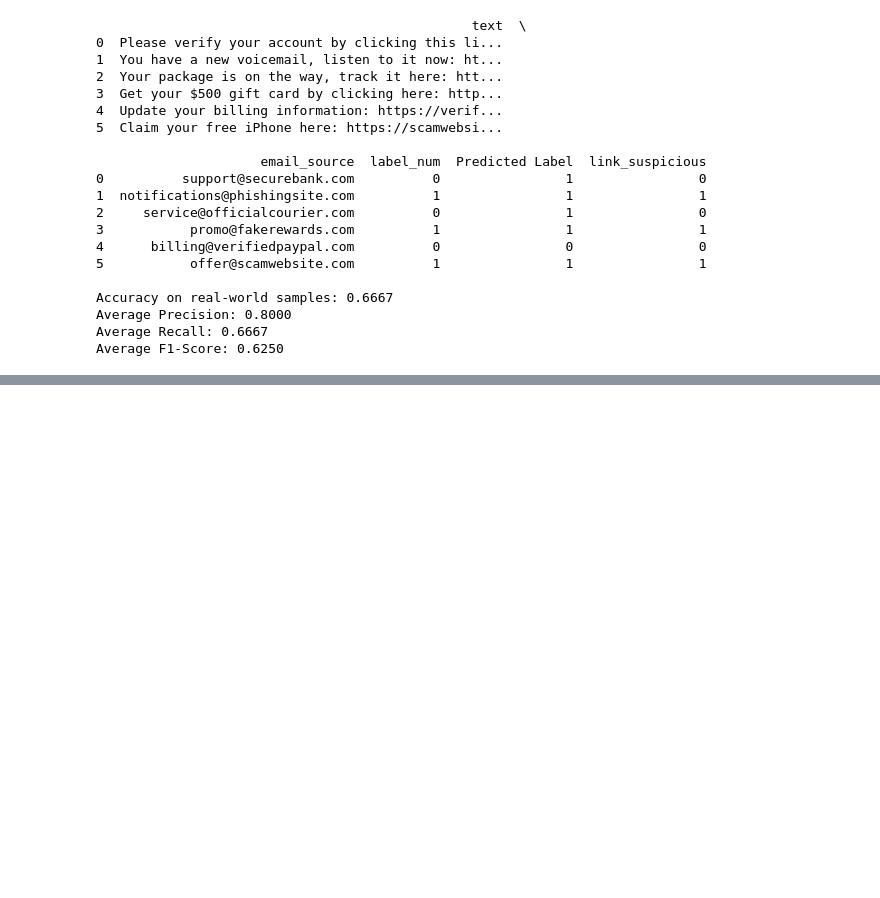
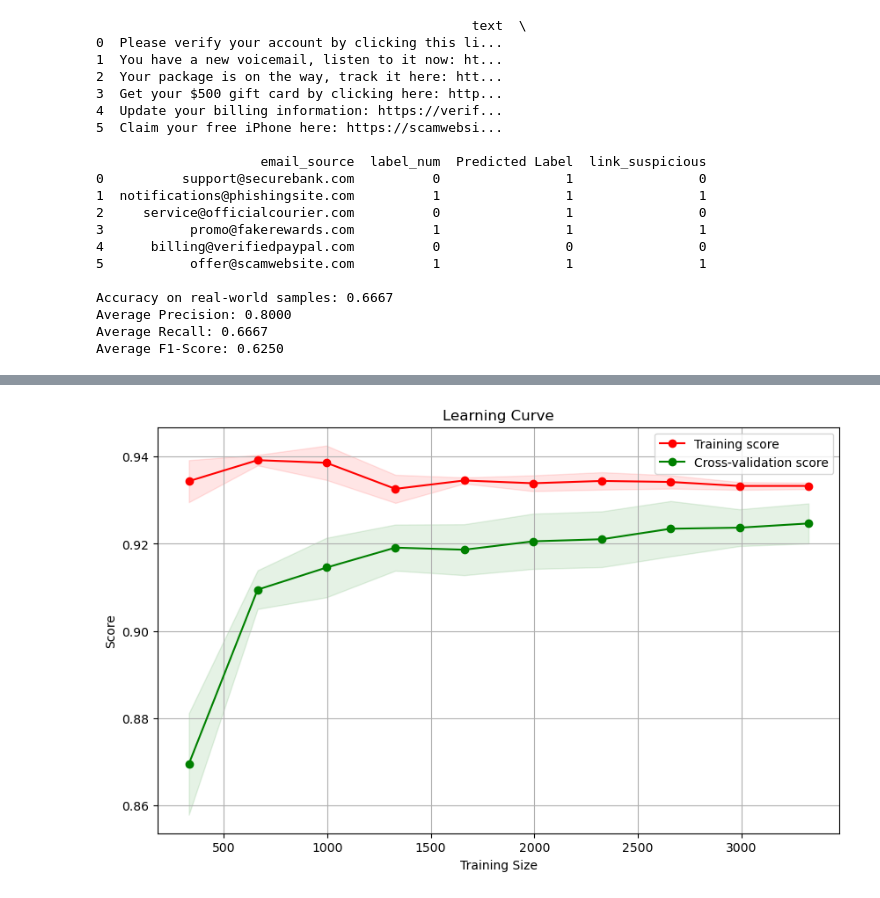
Before and after one commit to MiguelIbrahimE/GlobalSpam-PhishingFilter, a Jupyter notebook: spamfilter.ipynb, the cells around one changed output, grey strips where cells are left out. Saved outputs shown, nothing was run; the diff lists cells and outputs as text; code cells hidden in the pictures; blank space fills up the shorter version.

```diff
--- a/spamfilter.ipynb
+++ b/spamfilter.ipynb
@@ -1338,0 +1493,97 @@ Average F1-Score: 0.6250
+# %%
+import seaborn as sns
+# Mock function to simulate URL checking (50% chance of being malicious)
+def mock_is_malicious_url(url):
+    return np.random.choice([0, 1], p=[0.5, 0.5])
+
+# Function to extract URLs from text
+def extract_urls(text):
+    url_pattern = r'(https?://\S+)'
+    urls = re.findall(url_pattern, text)
+    return urls
+
+# Load the CSV file
+df_combined = pd.read_csv('augmented_spam_with_links.csv')
+
+# Apply the functions to the dataset
+df_combined['urls'] = df_combined['text'].apply(extract_urls)
+df_combined['malicious_url_count'] = df_combined['urls'].apply(lambda urls: sum(mock_is_malicious_url(url) for url in urls))
+
+# Define link_suspicious as 1 if there is any URL in the text, otherwise 0
+df_combined['link_suspicious'] = df_combined['urls'].apply(lambda urls: 1 if len(urls) > 0 else 0)
+
+# Prepare the features and labels
+X = df_combined[['text', 'email_source', 'link_suspicious', 'malicious_url_count']]
+y = df_combined['label_num']
+
+# Split the data into training and test sets
+X_train, X_test, y_train, y_test = train_test_split(X, y, test_size=0.2, random_state=42)
+
+# Create a column transformer to handle text, categorical data, and the new binary feature
+preprocessor = ColumnTransformer(
+    transformers=[
+        ('text', TfidfVectorizer(max_features=1000, ngram_range=(1, 2)), 'text'),
+        ('source', OneHotEncoder(handle_unknown='ignore'), ['email_source']),
+        ('link_suspicious', FunctionTransformer(lambda x: np.array(x).reshape(-1, 1), validate=False), 'link_suspicious'),
+        ('malicious_url_count', FunctionTransformer(lambda x: np.array(x).reshape(-1, 1), validate=False), 'malicious_url_count')
+    ])
+
+# Create the pipeline with the preprocessor and the classifier
+model = Pipeline([
+    ('preprocessor', preprocessor),
+    ('clf', MultinomialNB())
+])
+
+# Train the model
+model.fit(X_train, y_train)
+
+# Predict on the test set
+y_pred = model.predict(X_test)
+
+# Evaluate the model
+accuracy = accuracy_score(y_test, y_pred)
+print(f"Accuracy: {accuracy:.2f}")
+
+# Print classification report
+print("Classification Report:\n", classification_report(y_test, y_pred))
+
+# Display the actual vs predicted output
+comparison_df = pd.DataFrame({'Actual': y_test, 'Predicted': y_pred})
+print("\nActual vs Predicted:\n", comparison_df)
+
+# Plot the learning curve
+train_sizes, train_scores, test_scores = learning_curve(
+    model, X_train, y_train, cv=5, scoring='accuracy', train_sizes=np.linspace(0.1, 1.0, 10), n_jobs=-1)
+
+train_mean = np.mean(train_scores, axis=1)
+train_std = np.std(train_scores, axis=1)
+test_mean = np.mean(test_scores, axis=1)
+test_std = np.std(test_scores, axis=1)
+
+plt.figure(figsize=(10, 6))
+plt.plot(train_sizes, train_mean, 'o-', color="r", label="Training score")
+plt.plot(train_sizes, test_mean, 'o-', color="g", label="Cross-validation score")
+plt.fill_between(train_sizes, train_mean - train_std, train_mean + train_std, color="r", alpha=0.1)
+plt.fill_between(train_sizes, test_mean - test_std, test_mean + test_std, color="g", alpha=0.1)
+plt.title('Learning Curve')
+plt.xlabel('Training Size')
+plt.ylabel('Score')
+plt.legend(loc="best")
+plt.grid(True)
+plt.show()
+
+# Plot the confusion matrix as a heatmap
+conf_matrix = confusion_matrix(y_test, y_pred)
+plt.figure(figsize=(8, 6))
+sns.heatmap(conf_matrix, annot=True, fmt='d', cmap='Blues', xticklabels=['Ham', 'Spam'], yticklabels=['Ham', 'Spam'])
+plt.title('Confusion Matrix')
+plt.ylabel('Actual')
+plt.xlabel('Predicted')
+plt.show()
+
+# Additional visualization (e.g., distribution of predictions)
+plt.figure(figsize=(10, 6))
+sns.countplot(x='Predicted', data=comparison_df, palette='viridis')
+plt.title('Distribution of Predicted Labels')
+plt.show()
+# %% [output]
@@ -1338,0 +1607 @@ Average F1-Score: 0.6250
+[figure, added]
```
Also changed, not shown: parts of 44 cells of this notebook.
